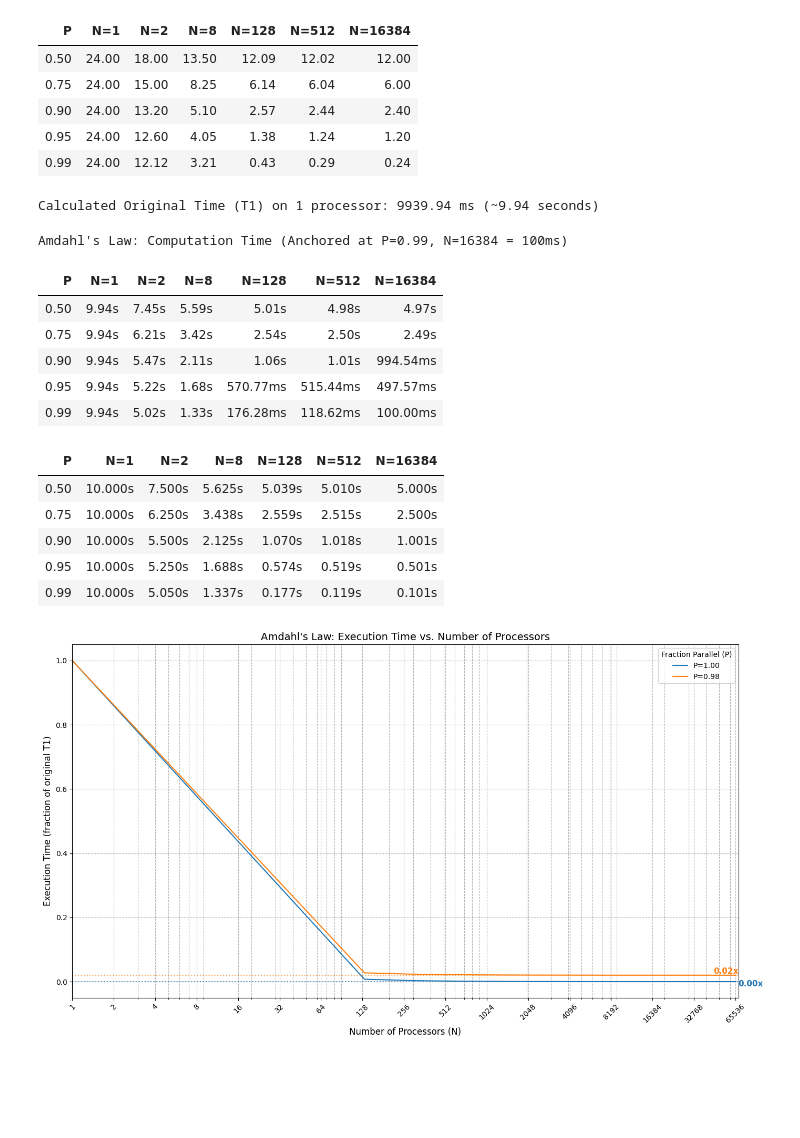
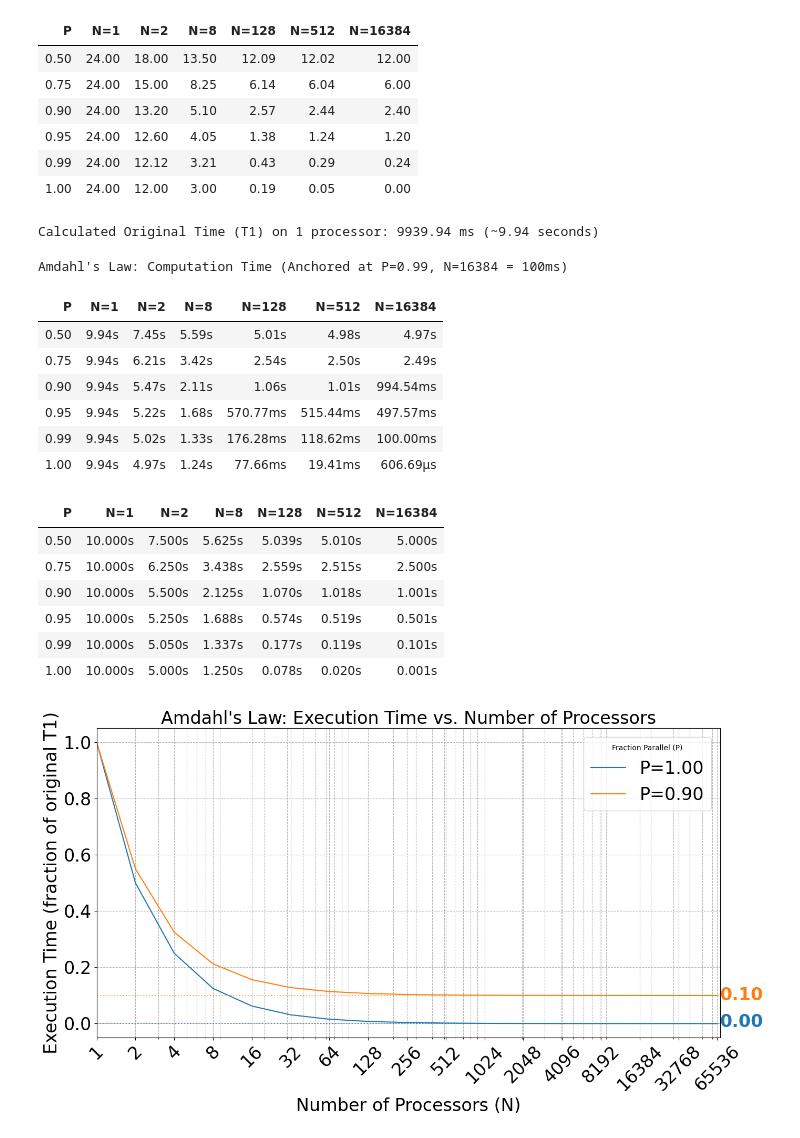
Before and after one commit to jappavoo/cudasudawuda, a Jupyter notebook: content/part1/lec1/plots.ipynb, the cells around one changed output. Drawn from its saved outputs; the diff is of its cells as text; code cells hidden in the pictures; blank space fills up the shorter version.

```diff
--- a/content/part1/lec1/plots.ipynb
+++ b/content/part1/lec1/plots.ipynb
@@ -118,13 +118,13 @@ max_N_for_plot = 128
 # Loop through each P value and plot the speedup curve
 for P in P_values:
     # Use the dense N_values for plotting the smooth curve
-    speedups_dense = amdahls_speedup(P, N_values_dense)
+    speedups_dense = amdahls_speedup(P, N_values_discrete)
 
     # Calculate the theoretical maximum speedup for this P (as N -> infinity)
     max_speedup_theoretical = 1 / (1 - P)
 
     # Plot the main function line
-    line, = plt.plot(N_values_dense, speedups_dense, label=f'P={P:.2f}') # Removed max speedup from legend
+    line, = plt.plot(N_values_discrete, speedups_dense, label=f'P={P:.2f}') # Removed max speedup from legend
 
     # Plot the horizontal asymptote (max theoretical speedup)
     plt.axhline(y=max_speedup_theoretical,
@@ -232,7 +180,7 @@ from IPython.display import display, HTML # For displaying styled DataFrame in e
 T_original_hours = 24
 
 # Define the P values (rows)
-P_values = [0.5, 0.75, 0.90, 0.95, 0.99]
+P_values = [0.5, 0.75, 0.90, 0.95, 0.99, 1.0]
 
 # Define the N values (columns)
 N_values = [1, 2, 8, 128, 512, 16384]
@@ -336,6 +284,7 @@ display(styler)
 | 0.90 | 24.00 | 13.20 | 5.10 | 2.57 | 2.44 | 2.40 |
 | 0.95 | 24.00 | 12.60 | 4.05 | 1.38 | 1.24 | 1.20 |
 | 0.99 | 24.00 | 12.12 | 3.21 | 0.43 | 0.29 | 0.24 |
+| 1.00 | 24.00 | 12.00 | 3.00 | 0.19 | 0.05 | 0.00 |
 # %%
 import pandas as pd
 from IPython.display import display, HTML # For displaying styled DataFrame in environments like Jupyter
@@ -359,7 +308,7 @@ T_original_ms = Time_anchor_ms * speedup_at_anchor
 print(f"Calculated Original Time (T1) on 1 processor: {T_original_ms:.2f} ms (~{T_original_ms/1000:.2f} seconds)\n")
 
 # Define the P values (rows)
-P_values = [0.5, 0.75, 0.90, 0.95, 0.99]
+P_values = [0.5, 0.75, 0.90, 0.95, 0.99, 1.0]
 
 # Define the N values (columns)
 N_values = [1, 2, 8, 128, 512, 16384]
@@ -500,6 +449,7 @@ Amdahl's Law: Computation Time (Anchored at P=0.99, N=16384 = 100ms)
 | 0.90 | 9.94s | 5.47s | 2.11s | 1.06s | 1.01s | 994.54ms |
 | 0.95 | 9.94s | 5.22s | 1.68s | 570.77ms | 515.44ms | 497.57ms |
 | 0.99 | 9.94s | 5.02s | 1.33s | 176.28ms | 118.62ms | 100.00ms |
+| 1.00 | 9.94s | 4.97s | 1.24s | 77.66ms | 19.41ms | 606.69µs |
 # %%
 import pandas as pd
 from IPython.display import display, HTML # For displaying styled DataFrame in environments like Jupyter
@@ -514,7 +464,7 @@ def amdahls_speedup(P, N):
     return 1 / ((1 - P) + (P / N))
 
 # Define the P values (rows)
-P_values = [0.5, 0.75, 0.90, 0.95, 0.99]
+P_values = [0.5, 0.75, 0.90, 0.95, 0.99, 1.0]
 
 # Define the N values (columns)
 N_values = [1, 2, 8, 128, 512, 16384]
@@ -613,6 +563,7 @@ display(styler)
 | 0.90 | 10.000s | 5.500s | 2.125s | 1.070s | 1.018s | 1.001s |
 | 0.95 | 10.000s | 5.250s | 1.688s | 0.574s | 0.519s | 0.501s |
 | 0.99 | 10.000s | 5.050s | 1.337s | 0.177s | 0.119s | 0.101s |
+| 1.00 | 10.000s | 5.000s | 1.250s | 0.078s | 0.020s | 0.001s |
 # %%
 import numpy as np
 import matplotlib.pyplot as plt
@@ -634,7 +585,7 @@ power_of_two_exponents = np.arange(0, 17) # 0 to 16, as 2^16 = 65536
 N_values_discrete = 2**power_of_two_exponents
 
 # 4. Define the P values
-P_values = [1.0, 0.98]
+P_values = [1.0, 0.90]
 
 # 5. Create the plot
 plt.figure(figsize=(14, 8)) # Slightly larger figure for readability
@@ -645,55 +596,56 @@ x_label_pos = max_N_for_plot * 1.05 # Place label 3% beyond the max N for better
 
 # Loop through each P value and plot the execution time curve
 for P in P_values:
-    times = execution_time_amdahl(P, N_values_dense)
-
+    times = execution_time_amdahl(P, N_values_discrete)
+    # print(P,times)
     # Calculate the theoretical minimum execution time (as N -> infinity)
     min_time_theoretical = (1 - P) # Assuming T1=1
 
     # Plot the function line (removed min time from label as it will be on the asymptote)
-    line, = plt.plot(N_values_dense, times, label=f'P={P:.2f}')
+    line, = plt.plot(N_values_discrete, times, label=f'P={P:.2f}')
 
     # Plot the horizontal asymptote (min theoretical time)
     if min_time_theoretical > 0: # For P=1.0, min_time is 0, so no explicit asymptote above the axis
         plt.axhline(y=min_time_theoretical,
                     color=line.get_color(),
                     linestyle=':',
                     alpha=0.7)
         # Add a text label for the asymptote
         plt.text(x_label_pos, min_time_theoretical,
-                 f'{min_time_theoretical:.2f}x', # Format as fraction of original time
+                 f'{min_time_theoretical:.2f}', # Format as fraction of original time
                  color=line.get_color(),
-                 ha='right', va='bottom',
-                 fontsize=11,
+                 ha='left', va='center',
+                 fontsize=24,
                  fontweight='bold')
     else: # For P=1.0, the asymptote is y=0
         plt.axhline(y=0, color=line.get_color(), linestyle=':', alpha=0.7)
         plt.text(x_label_pos, 0.005, # Place slightly above 0 for visibility
-                 f'{min_time_theoretical:.2f}x', # Will show '0.00x'
+                 f'{min_time_theoretical:.2f}', # Will show '0.00x'
                  color=line.get_color(),
-                 ha='left', va='top',
-                 fontsize=11,
+                 ha='left', va='center',
+                 fontsize=24,
                  fontweight='bold')
 
 
 # 6. Customize the plot
 plt.xscale('log') # Keep x-axis on a logarithmic scale for distributing the points visually
 
 # Set custom x-axis ticks and labels
-plt.xticks(N_values_discrete, [str(n) for n in N_values_discrete])
+plt.xticks(N_values_discrete, [str(n) for n in N_values_discrete], fontsize=24)
 plt.tick_params(axis='x', rotation=45) # Rotate labels slightly if they overlap, or use 90 for vertical
+plt.yticks(fontsize=24)
 
-plt.xlabel('Number of Processors (N)', fontsize=12)
-plt.ylabel('Execution Time (fraction of original T1)', fontsize=12)
-plt.title("Amdahl's Law: Execution Time vs. Number of Processors", fontsize=14)
+plt.xlabel('Number of Processors (N)', fontsize=24)
+plt.ylabel('Execution Time (fraction of original T1)', fontsize=24)
+plt.title("Amdahl's Law: Execution Time vs. Number of Processors", fontsize=24)
 plt.grid(True, which="both", ls="--", c='0.7') # Show grid for both major and minor ticks
-plt.legend(title='Fraction Parallel (P)', loc='upper right', fontsize=10)
+plt.legend(title='Fraction Parallel (P)', loc='upper right', fontsize=24)
 
 plt.ylim(-0.05, 1.05)
 # Extend x-axis limit to make space for labels
 plt.xlim(1, max_N_for_plot * 1.05)
 
 plt.tight_layout()
 plt.show()
 # %% [output]
-[figure, old version]
+[figure, new version]
```
Also changed, not shown: parts of 9 cells of this notebook, 2 other files.
